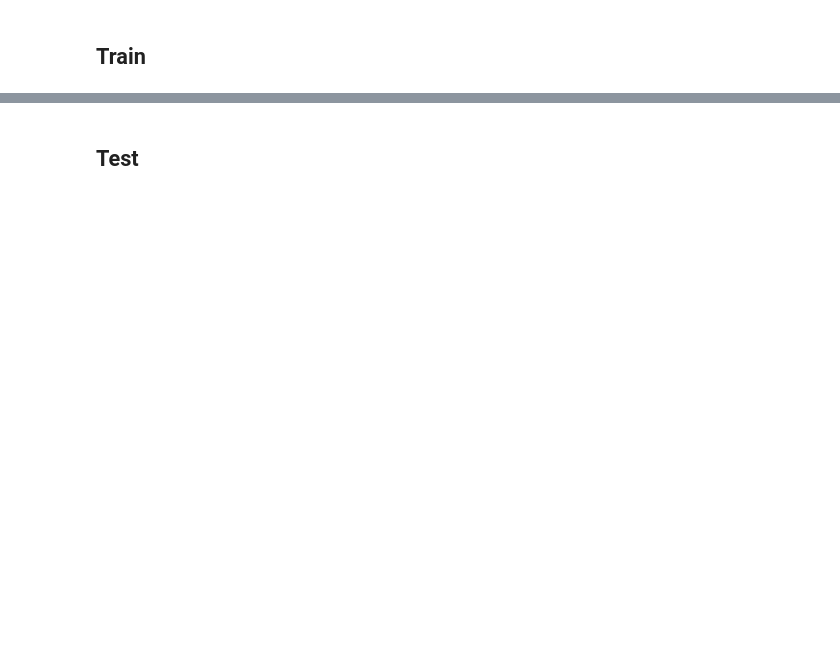
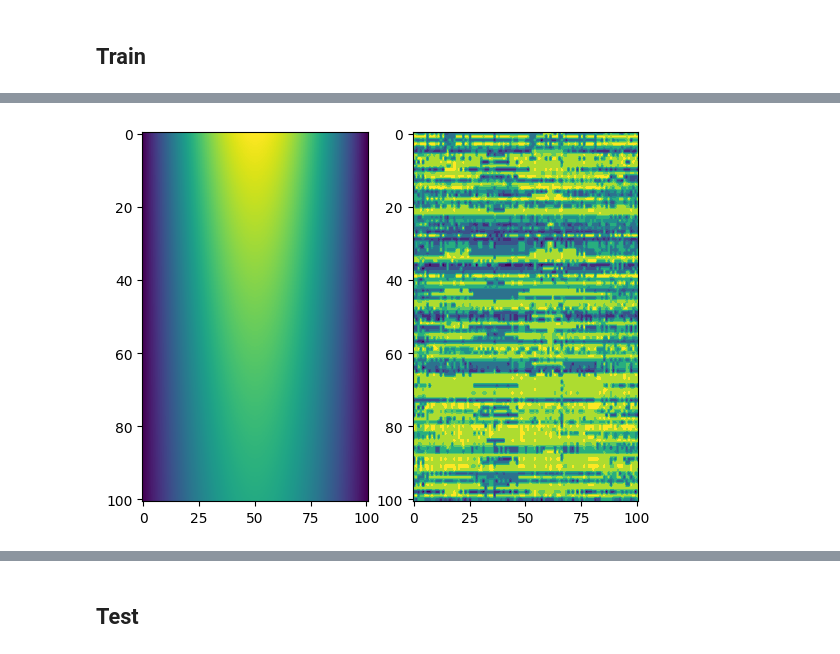
Before and after one commit to Hrrsmjd/fourier_neural_operator, a Jupyter notebook: temp/fourier_2d_heat_equation.ipynb, the cells around one changed output, grey strips where cells are left out. Saved outputs shown, nothing was run; the diff lists cells and outputs as text; code cells hidden in the pictures; blank space fills up the shorter version.

```diff
--- a/temp/fourier_2d_heat_equation.ipynb
+++ b/temp/fourier_2d_heat_equation.ipynb
@@ -424,22 +458,28 @@ AttributeError: 'FourierIntegralKernel2D' object has no attribute 'weights'
 # %%
-## Test 1
-beta1 = np.random.uniform(-10, 10)
-print(f'beta: {beta1}')
-beta1_vec = torch.from_numpy(beta1 * np.ones(101)).float().unsqueeze(0).unsqueeze(0)
+## Test 2
+## Initial Condition
+# betat2 = np.random.uniform(-10, 10)
+betat2 = np.pi
+beta_matt2 = np.ones((nt + 1, nx + 1))
 
-u0 = torch.from_numpy(np.sin(beta1 * X[0])).float().unsqueeze(0).unsqueeze(0)
+## Compute Solution
+ut2 = np.zeros((nt + 1, nx + 1))
+ut2[0] = np.sin(betat2 * X[0])
+ut2[:, 0] = ux0
+ut2[:, -1] = uxn
 
-u = np.zeros((nt + 1, nx + 1))
-u[0] = u0
-u[:, 0] = ux0
-u[:, -1] = uxn
+# b = np.zeros(nx - 1)
+for j in range(1, nt + 1):
+    # b[0] = r * u[j - 1, 0] + r * u[j, 0]
+    # b[-1] = r * u[j - 1, -1] + r * u[j, -1]
+    ut2[j, 1:nx] = Ainv @ ((B @ ut2[j - 1, 1:nx])) # + b)
 
-b = np.zeros(nx - 1)
-for j in range(1, nt + 1):
-    b[0] = r * u[j - 1, 0] + r * u[j, 0]
-    b[-1] = r * u[j - 1, -1] + r * u[j, -1]
-    u[j, 1:nx] = Ainv @ ((B @ u[j - 1, 1:nx]) + b)
+upredt2 = model(torch.tensor(beta_matt2).float().unsqueeze(0).unsqueeze(0))
 
-plt.scatter(np.linspace(0, 1, nx + 1), u[-1], alpha=0.5)
-plt.scatter(np.linspace(0, 1, nx + 1), model(torch.cat((beta1_vec, u0), 1)).detach())
+plt.subplot(121)
+plt.imshow(ut2, aspect='auto')
+plt.subplot(122)
+plt.imshow(upredt2.detach()[0][0], aspect='auto')
 plt.show()
+# %% [output]
+[figure, added]
```
Also changed, not shown: parts of 17 cells of this notebook.
